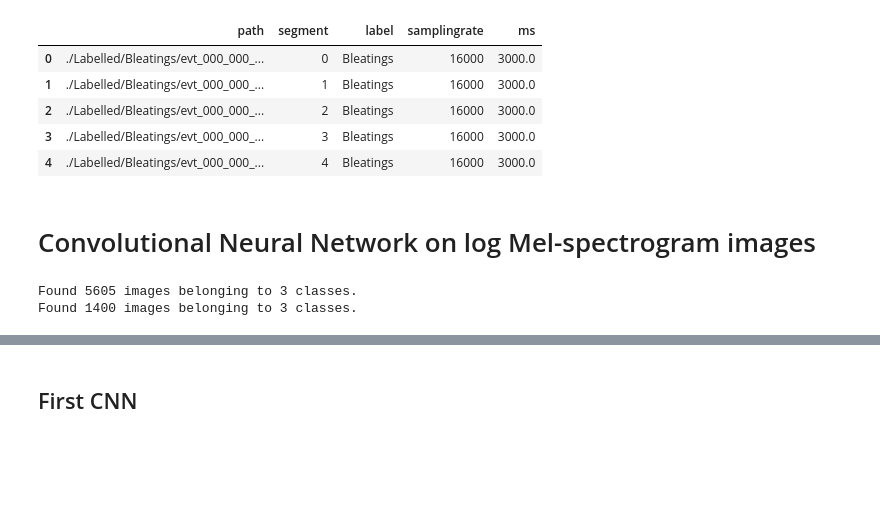
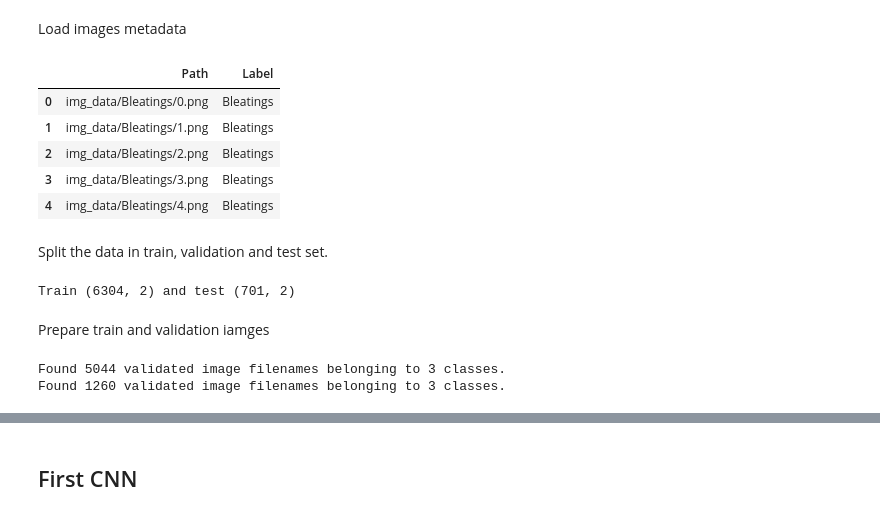
Before and after one commit to nicolasfacchinetti97/vocapra-apr-project, a Jupyter notebook: CNN.ipynb, the cells around one changed output, grey strips where cells are left out. Cells and saved outputs as stored; diff of their text form; code cells hidden in the pictures; blank space fills up the shorter version.

```diff
--- a/CNN.ipynb
+++ b/CNN.ipynb
@@ -57,38 +60,57 @@ def graphing_training_validation():
+# %% [markdown]
+Load images metadata
 # %%
-metadata = pd.read_csv("processed_metadata.csv")
+metadata = pd.read_csv("image_metadata.csv")
 metadata.head()
 # %% [output]
-|  | path | segment | label | samplingrate | ms |
-| 0 | ./Labelled/Bleatings/evt_000_000_... | 0 | Bleatings | 16000 | 3000.0 |
-| 1 | ./Labelled/Bleatings/evt_000_000_... | 1 | Bleatings | 16000 | 3000.0 |
-| 2 | ./Labelled/Bleatings/evt_000_000_... | 2 | Bleatings | 16000 | 3000.0 |
-| 3 | ./Labelled/Bleatings/evt_000_000_... | 3 | Bleatings | 16000 | 3000.0 |
-| 4 | ./Labelled/Bleatings/evt_000_000_... | 4 | Bleatings | 16000 | 3000.0 |
+|  | Path | Label |
+| 0 | img_data/Bleatings/0.png | Bleatings |
+| 1 | img_data/Bleatings/1.png | Bleatings |
+| 2 | img_data/Bleatings/2.png | Bleatings |
+| 3 | img_data/Bleatings/3.png | Bleatings |
+| 4 | img_data/Bleatings/4.png | Bleatings |
-# %% [markdown]
-# Convolutional Neural Network on log Mel-spectrogram images
+# %% [markdown]
+Split the data in train, validation and test set.
+# %%
+# get train/test dataframe
+train_df, test_df = train_test_split(metadata,
+                                   test_size = 0.10,
+                                   random_state = 2018,
+                                   stratify = metadata['Label'])
+print(f'Train {np.shape(train_df)} and test {np.shape(test_df)}')
+# %% [output]
+Train (6304, 2) and test (701, 2)
+# %% [markdown]
+Prepare train and validation iamges
 # %%
-path_dir = "./img_data"
+path_dir = "./"
 
-datagen = ImageDataGenerator(
+train_datagen = ImageDataGenerator(
                     rescale=1./255,
                     validation_split = 0.2)
 
-train_generator = datagen.flow_from_directory(
-    path_dir,
+train_generator = datagen.flow_from_dataframe(
+    dataframe=train_df,
+    directory=path_dir,
+    x_col="Path",
+    y_col="Label",
     target_size=(128,94),
     batch_size=32,
     shuffle=True,
     class_mode='categorical',
     subset='training'
 )
-validation_generator = datagen.flow_from_directory(
-    path_dir,
+validation_generator = datagen.flow_from_dataframe(
+    dataframe=train_df,
+    directory=path_dir,
+    x_col="Path",
+    y_col="Label",
     target_size=(128,94),
     batch_size=32,
-    shuffle=False,
+    shuffle=True,
     class_mode='categorical',
     subset='validation'
 )
 # %% [output]
-Found 5605 images belonging to 3 classes.
-Found 1400 images belonging to 3 classes.
+Found 5044 validated image filenames belonging to 3 classes.
+Found 1260 validated image filenames belonging to 3 classes.
```
Also changed, not shown: parts of 33 cells of this notebook, 1 other file.
